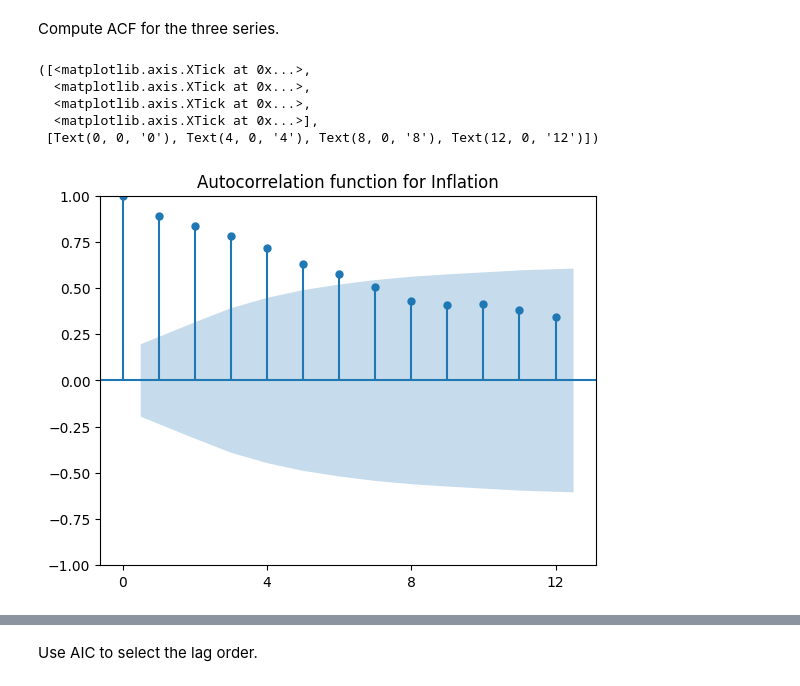
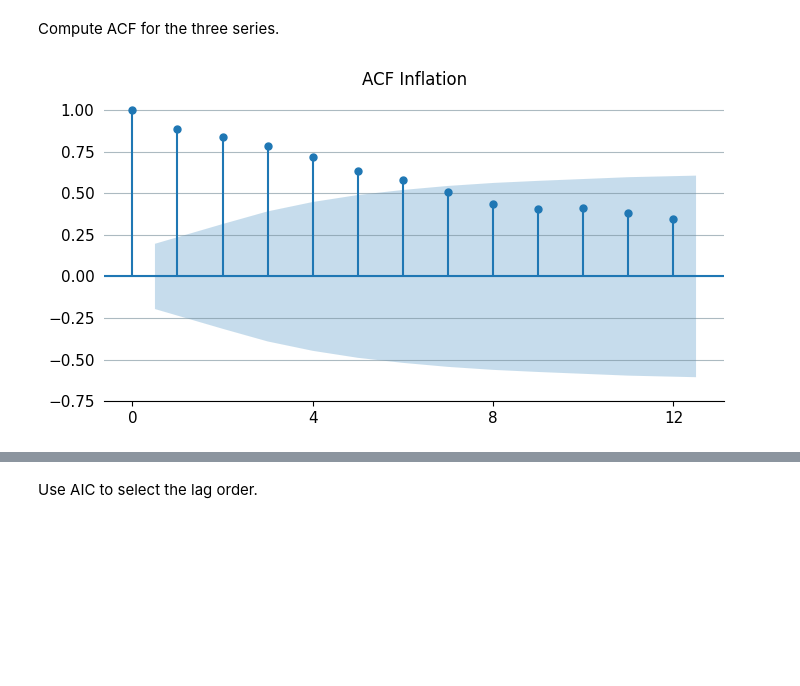
Before and after one commit to giordanovitale/Time-Series-Project, a Jupyter notebook: ts_project.ipynb, the cells around one changed output, grey strips where cells are left out. Drawn from its saved outputs; the diff is of its cells as text; code cells hidden in the pictures; blank space fills up the shorter version.

Commit message:
Created plots (1)

```diff
--- a/ts_project.ipynb
+++ b/ts_project.ipynb
@@ -19,3 +19,4 @@ from statsmodels.tools.sm_exceptions import ConvergenceWarning
 warnings.simplefilter('ignore', ConvergenceWarning)
 
 pd.set_option("display.precision", 2)
+plt.style.use('mystyle.mplstyle')
@@ -310,15 +374,13 @@ Compute ACF for the three series.
 # %%
 plot_acf(df_var['infl'].iloc[:100],
          lags=12,
-         title="Autocorrelation function for Inflation");
+         title="ACF Inflation");
+plt.ylim(bottom = -0.75, top= 1.1)
 plt.xticks([0,4,8,12])
+
+plt.savefig('image\ACF_inflatin.png', bbox_inches = 'tight')
 # %% [output]
-([<matplotlib.axis.XTick at 0x...>,
-  <matplotlib.axis.XTick at 0x...>,
-  <matplotlib.axis.XTick at 0x...>,
-  <matplotlib.axis.XTick at 0x...>],
- [Text(0, 0, '0'), Text(4, 0, '4'), Text(8, 0, '8'), Text(12, 0, '12')])
-[figure, old version]
+[figure, new version]
 # %%
 plot_acf(df_var['delta_log_GDP'].iloc[:100],
          lags=12,
```
Also changed, not shown: parts of 33 cells of this notebook, 19 other files.
